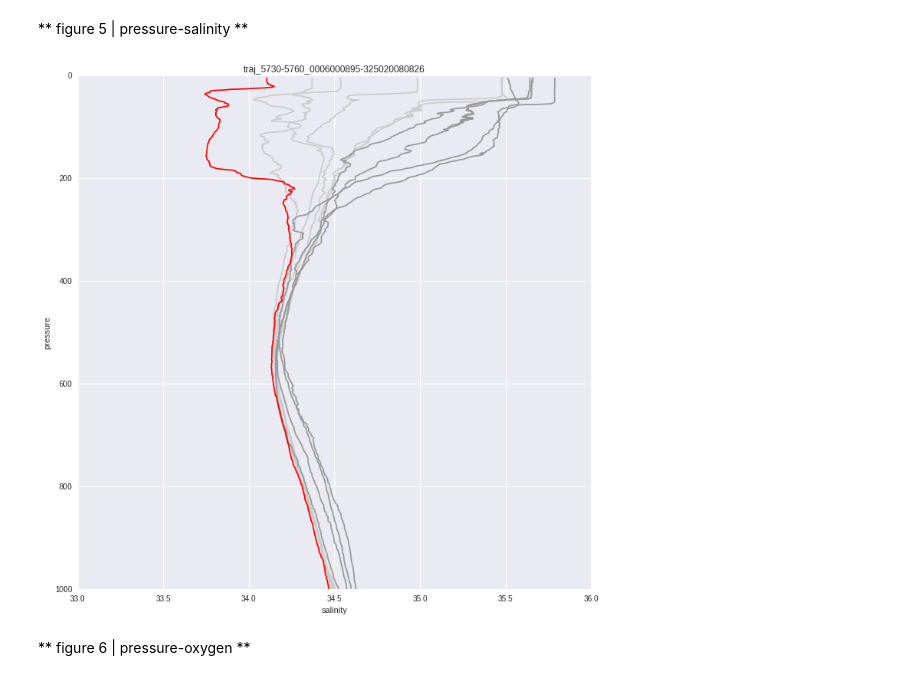
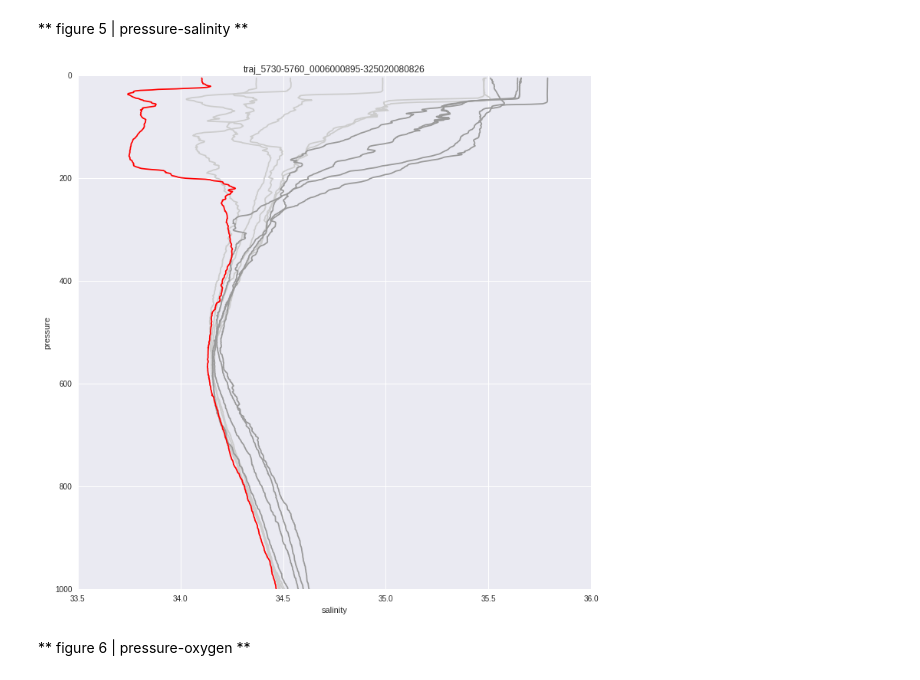
Before and after one commit to eapsclimate/cchdo-data, a Jupyter notebook: rcs-eddies/traj_5730-5760_0006000895-325020080826.ipynb, the cells around one changed output. Cells and saved outputs as stored; diff of their text form; code cells hidden in the pictures.

```diff
--- a/rcs-eddies/traj_5730-5760_0006000895-325020080826.ipynb
+++ b/rcs-eddies/traj_5730-5760_0006000895-325020080826.ipynb
@@ -120,21 +120,23 @@ for expo in cchdo_ctd.find({'expocode': expo_code}).sort('time', 1):
     lat = ds.latitude.values[0]
     p = ds.pressure.values
     t = ds.temperature.values
+    s_original = ds.CTDSAL.values
+    s_masked = np.ma.masked_less(s_original, 0)
+    ds.CTDSAL.values = s_masked
     s = ds.CTDSAL.values
     sa = gsw.SA_from_SP(s, p, lon, lat)
     ct = gsw.CT_from_t(sa, t, p)
     station = str(ds.STATION_NUMBER)
     cast = str(ds.CAST_NUMBER)
-    if (station == STA and cast == CAS):
+    if station == STA and cast == CAS:
         LON = lon
         plt.plot(sa, ct, color='#ff0000', zorder=3)
-    elif (station in ['024', '025', '026']):
+    elif station in ['024', '025', '026']:
         plt.plot(sa, ct, color='#cccccc', zorder=1)
-    elif (station in ['028', '029', '030', '031']):
+    elif station in ['028', '029', '030', '031']:
         plt.plot(sa, ct, color='#999999', zorder=2)
 plt.title(eddy_code + '-' + expo_code)
 plt.xlabel('salinity')
-plt.xlim([33, 36])
 plt.ylabel('temperature')
 plt.savefig('figures/figure-3/' + eddy_code + '-' + expo_code + '.jpeg')
 plt.show()
@@ -156,11 +158,11 @@ for expo in cchdo_ctd.find({'expocode': expo_code}).sort('time', 1):
     ct = gsw.CT_from_t(sa, t, p)
     station = str(ds.STATION_NUMBER)
     cast = str(ds.CAST_NUMBER)
-    if (station == STA and cast == CAS):
+    if station == STA and cast == CAS:
         plt.plot(ct, p, color='#ff0000', zorder=3)
-    elif (station in ['028', '029', '030', '031']):
+    elif station in ['028', '029', '030', '031']:
         plt.plot(ct, p, color='#cccccc', zorder=1)
-    elif (station in ['033', '034', '035', '036']):
+    elif station in ['033', '034', '035', '036']:
         plt.plot(ct, p, color='#999999', zorder=2)
 plt.title(eddy_code + '-' + expo_code)
 plt.xlabel('temperature')
@@ -175,30 +177,32 @@ plt.show()
 # %%
 sns.set()
 plt.rcParams['figure.figsize'] = (12, 12)
 for expo in cchdo_ctd.find({'expocode': expo_code}).sort('time', 1):
     ds = xr.open_dataset(expo['path'])
     lon = ds.longitude.values[0]
     lat = ds.latitude.values[0]
     p = ds.pressure.values
+    s_original = ds.CTDSAL.values
+    s_masked = np.ma.masked_less(s_original, 0)
+    ds.CTDSAL.values = s_masked
     s = ds.CTDSAL.values
     sa = gsw.SA_from_SP(s, p, lon, lat)
     station = str(ds.STATION_NUMBER)
     cast = str(ds.CAST_NUMBER)
-    if (station == STA and cast == CAS):
+    if station == STA and cast == CAS:
         plt.plot(sa, p, color='#ff0000', zorder=3)
-    elif (station in ['028', '029', '030', '031']):
+    elif station in ['028', '029', '030', '031']:
         plt.plot(sa, p, color='#cccccc', zorder=1)
-    elif (station in ['033', '034', '035', '036']):
+    elif station in ['033', '034', '035', '036']:
         plt.plot(sa, p, color='#999999', zorder=2)
 plt.title(eddy_code + '-' + expo_code)
 plt.xlabel('salinity')
-plt.xlim([33, 36])
 plt.ylabel('pressure')
 plt.ylim([1000, 0])
 plt.savefig('figures/figure-5/' + eddy_code + '-' + expo_code + '.jpeg')
 plt.show()
 # %% [output]
-[figure, old version]
+[figure, new version]
 # %% [markdown]
 ** figure 6 | pressure-oxygen **
 # %%
```
Also changed, not shown: parts of 5 cells of this notebook, 4 other files.
